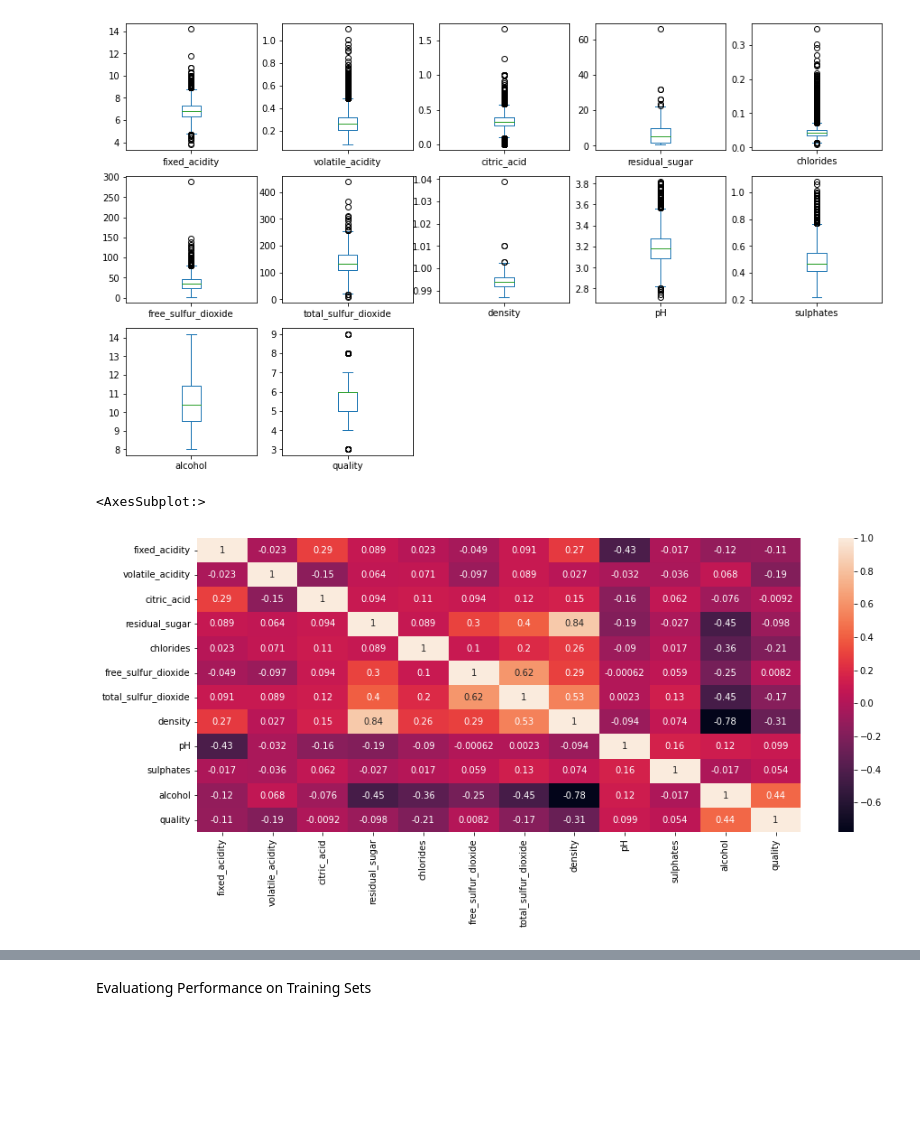
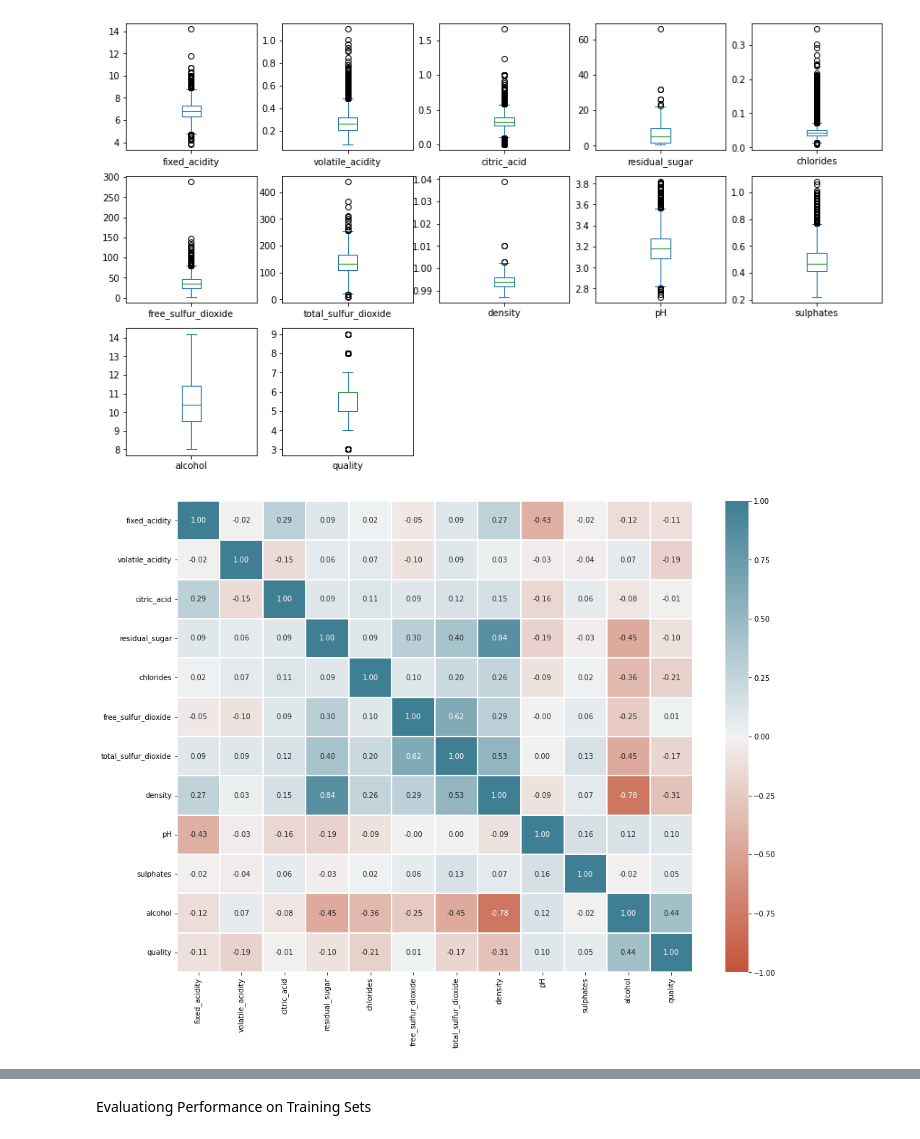
Before and after one commit to RanaBadri/Project-4, a Jupyter notebook: whitewine_analysis.ipynb, the cells around one changed output, grey strips where cells are left out. Cells and saved outputs as stored; diff of their text form; code cells hidden in the pictures; blank space fills up the shorter version.

```diff
--- a/whitewine_analysis.ipynb
+++ b/whitewine_analysis.ipynb
@@ -139,10 +141,12 @@ dtype: object
 [figure]
 # %%
 #Heatmap to plot all correlations between features
-plt.figure(figsize=(15,6))
-sns.heatmap(data.corr(), annot=True)
+plt.figure(figsize=(16,12))
+sns.heatmap(data.corr(), annot=True, linewidths=0.05, fmt= '.2f', vmin=-1, vmax=1, center=0, cmap=sns.diverging_palette(20, 220, n=200))
+
+#plt.savefig('heatmap.svg', dpi=300, bbox_inches='tight')
+plt.show()
 # %% [output]
-<AxesSubplot:>
-[figure, old version]
+[figure, new version]
 # %% [markdown]
 Observation:
```
Also changed, not shown: parts of 17 cells of this notebook, 9 other files.
